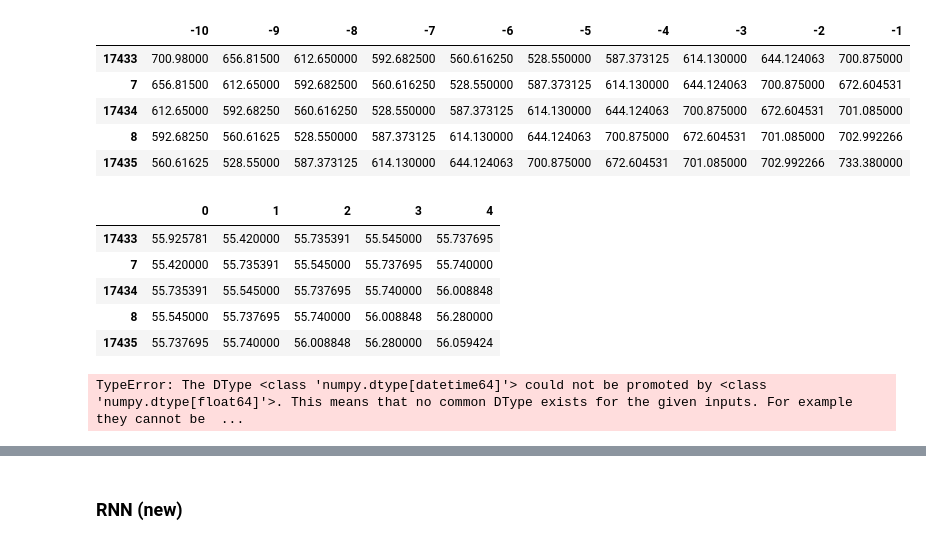
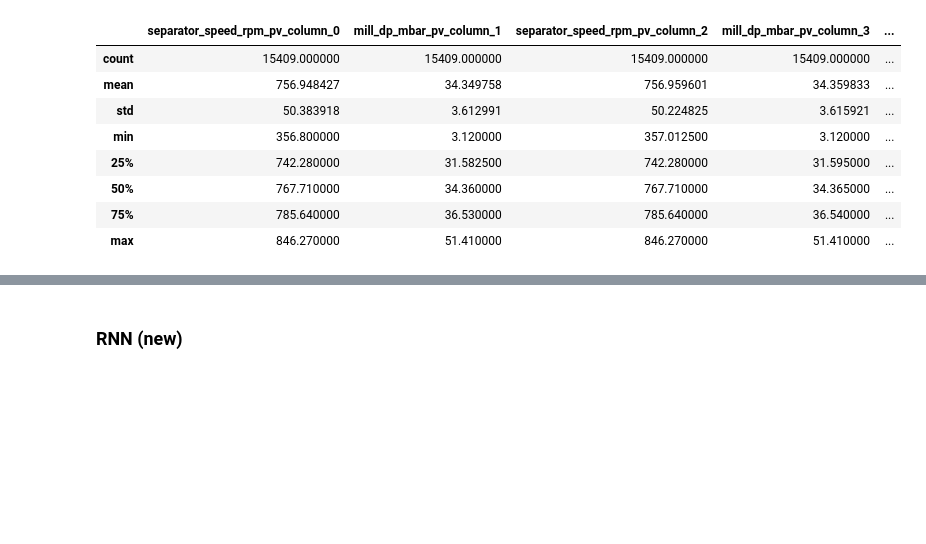
Before and after one commit to KyriakosChris/Regeneration_Project, a Jupyter notebook: Project/Project3_Continious_Time.ipynb, the cells around one changed output, grey strips where cells are left out. Drawn from its saved outputs; the diff is of its cells as text; code cells hidden in the pictures; blank space fills up the shorter version.

```diff
--- a/Project/Project3_Continious_Time.ipynb
+++ b/Project/Project3_Continious_Time.ipynb
@@ -453,2 +321,4 @@ x_train, y_train = build_dset(filtered_df[:int(6*len(filtered_df)/10)], lookback
-# %%
-_, y_train = build_dset_y(filtered_df[:int(6*len(filtered_df)/10)], lookback, horizon)
+# %%
+train_set = filtered_df[:int(6*len(filtered_df)/10)]
+validation_set = filtered_df[int(6*len(filtered_df)/10):int(8*len(filtered_df)/10)]
+test_set = filtered_df[int(8*len(filtered_df)/10):]
@@ -455,3 +370,7 @@ _, y_train = build_dset_y(filtered_df[:int(6*len(filtered_df)/10)], lookback, ho
+# %%
+x_train,y_train = create_Windows(train_set)
+x_validation,y_validation = create_Windows(validation_set)
+x_test,y_test = create_Windows(test_set)
 # %%
 x_train
 # %% [output]
@@ -470,0 +435,18 @@ x_train
+# %%
+# RandomForest Regressor
+
+# My max_depth=16
+param_grid = {
+    'n_estimators' : [200, 1000],
+    'criterion' : ['squared_error','absolute_error'],
+    'max_depth' : [8, 12],
+    'min_samples_split' : [5, 8]
+}
+model = RandomForestRegressor(n_estimators=100,criterion='squared_error')
+
+gs = GridSearchCV(model,param_grid,scoring='neg_mean_squared_error',verbose=10,n_jobs =-1)
+#gs.fit(x_train,y_train)
+
+#best_model = gs.best_estimator_
+
+model.fit(x_train, y_train)
@@ -487,26 +594,12 @@ x_train
 # %%
-x_train.head()
+x_train.describe()
 # %% [output]
-|  | -10 | -9 | -8 | -7 | -6 | -5 | -4 | -3 | -2 | -1 |
-| 17433 | 700.98000 | 656.81500 | 612.650000 | 592.682500 | 560.616250 | 528.550000 | 587.373125 | 614.130000 | 644.124063 | 700.875000 |
-| 7 | 656.81500 | 612.65000 | 592.682500 | 560.616250 | 528.550000 | 587.373125 | 614.130000 | 644.124063 | 700.875000 | 672.604531 |
-| 17434 | 612.65000 | 592.68250 | 560.616250 | 528.550000 | 587.373125 | 614.130000 | 644.124063 | 700.875000 | 672.604531 | 701.085000 |
-| 8 | 592.68250 | 560.61625 | 528.550000 | 587.373125 | 614.130000 | 644.124063 | 700.875000 | 672.604531 | 701.085000 | 702.992266 |
-| 17435 | 560.61625 | 528.55000 | 587.373125 | 614.130000 | 644.124063 | 700.875000 | 672.604531 | 701.085000 | 702.992266 | 733.380000 |
+|  | separator_speed_rpm_pv_column_0 | mill_dp_mbar_pv_column_1 | separator_speed_rpm_pv_column_2 | mill_dp_mbar_pv_column_3 | ... |
+| count | 15409.000000 | 15409.000000 | 15409.000000 | 15409.000000 | ... |
+| mean | 756.948427 | 34.349758 | 756.959601 | 34.359833 | ... |
+| std | 50.383918 | 3.612991 | 50.224825 | 3.615921 | ... |
+| min | 356.800000 | 3.120000 | 357.012500 | 3.120000 | ... |
+| 25% | 742.280000 | 31.582500 | 742.280000 | 31.595000 | ... |
+| 50% | 767.710000 | 34.360000 | 767.710000 | 34.365000 | ... |
+| 75% | 785.640000 | 36.530000 | 785.640000 | 36.540000 | ... |
+| max | 846.270000 | 51.410000 | 846.270000 | 51.410000 | ... |
-# %%
-y_train.head()
-# %% [output]
-|  | 0 | 1 | 2 | 3 | 4 |
-| 17433 | 55.925781 | 55.420000 | 55.735391 | 55.545000 | 55.737695 |
-| 7 | 55.420000 | 55.735391 | 55.545000 | 55.737695 | 55.740000 |
-| 17434 | 55.735391 | 55.545000 | 55.737695 | 55.740000 | 56.008848 |
-| 8 | 55.545000 | 55.737695 | 55.740000 | 56.008848 | 56.280000 |
-| 17435 | 55.737695 | 55.740000 | 56.008848 | 56.280000 | 56.059424 |
-# %%
-from sklearn.linear_model import LinearRegression
-
-lr = LinearRegression()
-
-lr.fit(x_train, y_train)
-# %% [output]
-TypeError: The DType <class 'numpy.dtype[datetime64]'> could not be promoted by <class 'numpy.dtype[float64]'>. This means that no common DType exists for the given inputs. For example they cannot be  ...
```
Also changed, not shown: parts of 65 cells of this notebook.
